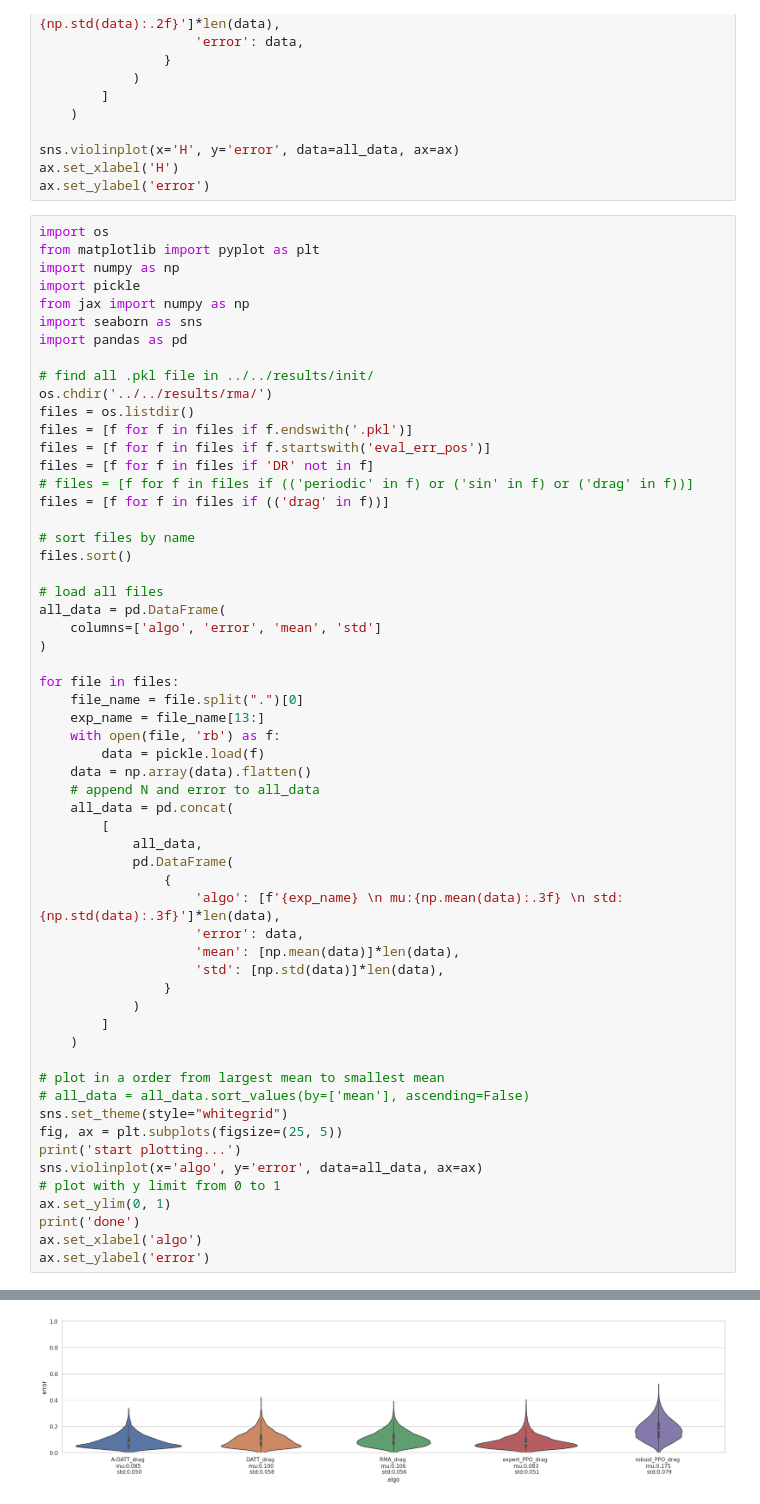
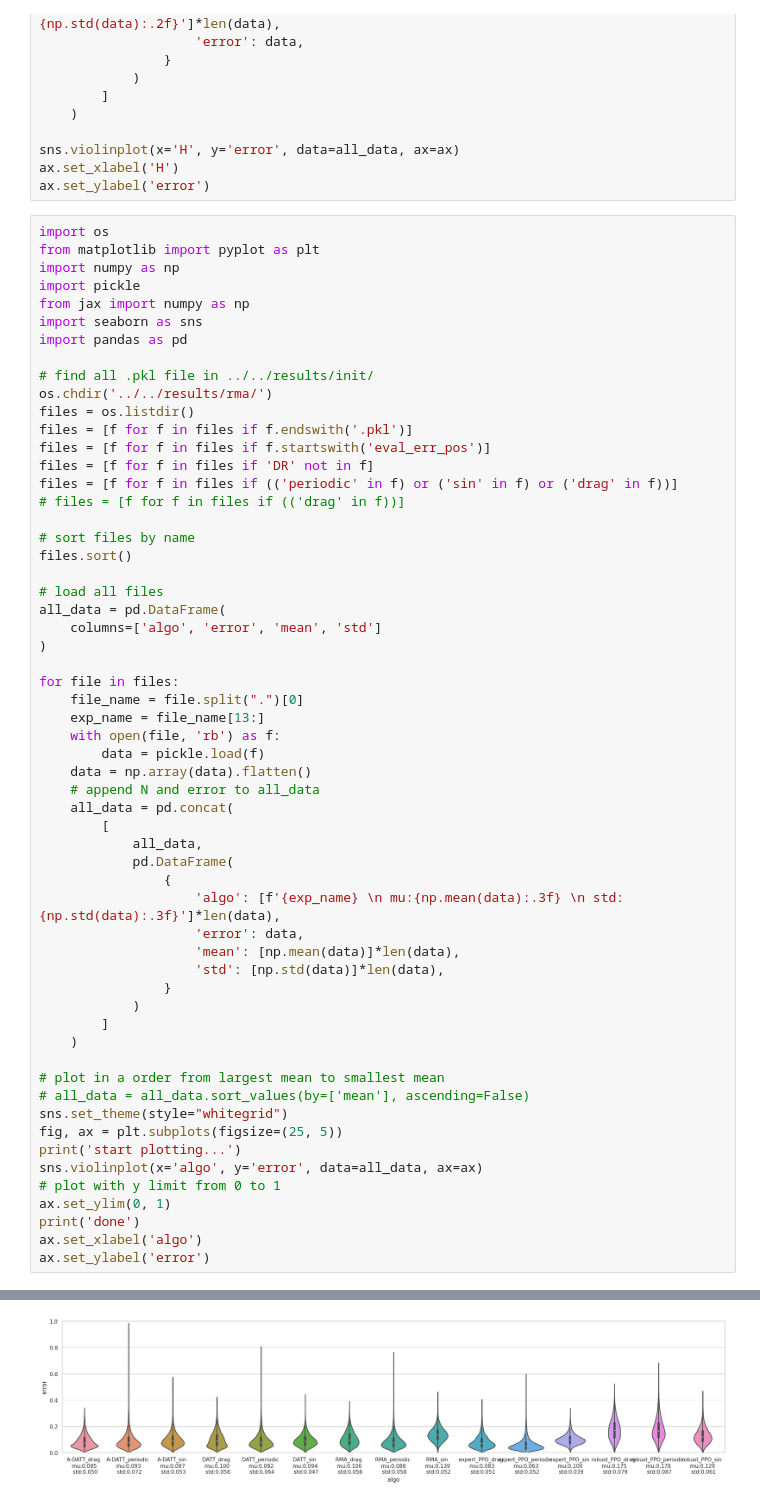
Before and after one commit to LeCAR-Lab/CoVO-MPC, a Jupyter notebook: quadjax/devel/plot.ipynb, the cells around one changed output, grey strips where cells are left out. Drawn from its saved outputs; the diff is of its cells as text.

```diff
--- a/quadjax/devel/plot.ipynb
+++ b/quadjax/devel/plot.ipynb
@@ -78,8 +78,8 @@ files = os.listdir()
 files = [f for f in files if f.endswith('.pkl')]
 files = [f for f in files if f.startswith('eval_err_pos')]
 files = [f for f in files if 'DR' not in f]
-# files = [f for f in files if (('periodic' in f) or ('sin' in f) or ('drag' in f))]
-files = [f for f in files if (('drag' in f))]
+files = [f for f in files if (('periodic' in f) or ('sin' in f) or ('drag' in f))]
+# files = [f for f in files if (('drag' in f))]
 
 # sort files by name
 files.sort()
@@ -98,31 +98,31 @@ for file in files:
     # append N and error to all_data
     all_data = pd.concat(
         [
             all_data,
             pd.DataFrame(
                 {
                     'algo': [f'{exp_name} \n mu:{np.mean(data):.3f} \n std:{np.std(data):.3f}']*len(data),
                     'error': data,
                     'mean': [np.mean(data)]*len(data),
                     'std': [np.std(data)]*len(data),
                 }
             )
         ]
     )
 
 # plot in a order from largest mean to smallest mean
 # all_data = all_data.sort_values(by=['mean'], ascending=False)
 sns.set_theme(style="whitegrid")
 fig, ax = plt.subplots(figsize=(25, 5))
 print('start plotting...')
 sns.violinplot(x='algo', y='error', data=all_data, ax=ax)
 # plot with y limit from 0 to 1
 ax.set_ylim(0, 1)
 print('done')
 ax.set_xlabel('algo')
 ax.set_ylabel('error')
 # %% [output]
 start plotting...
 done
 Text(0, 0.5, 'error')
-[figure, old version]
+[figure, new version]
```
